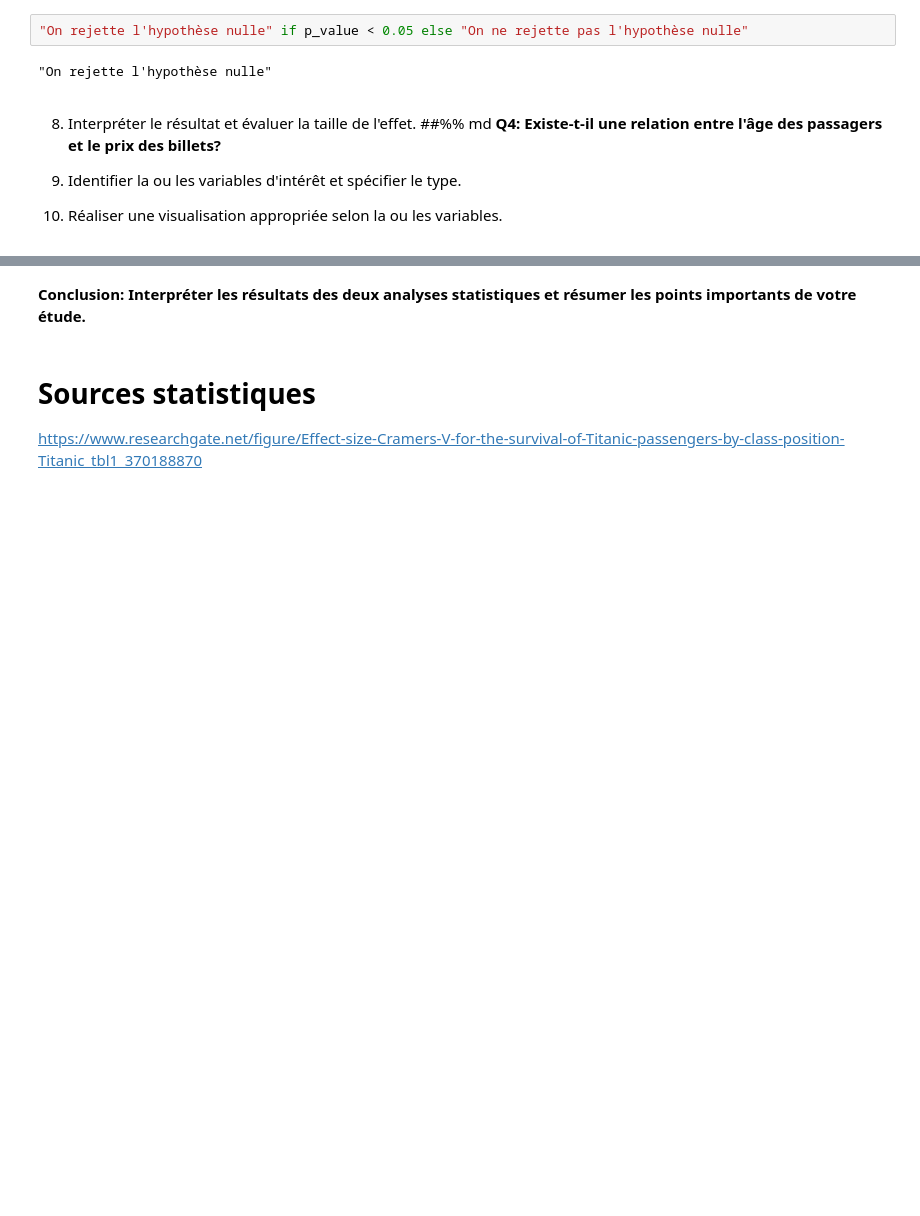
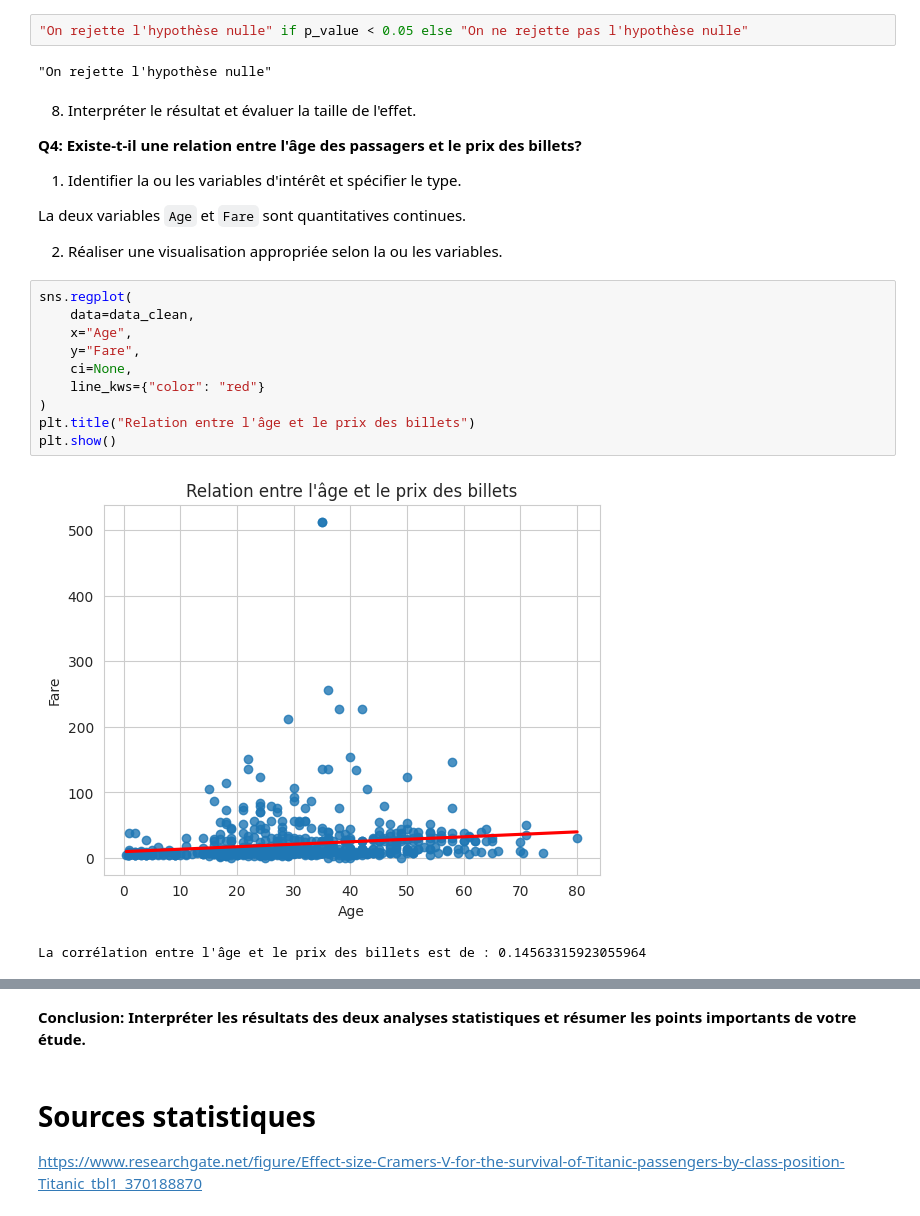
Before and after one commit to fuzoh/62-62.2-dataAnalysis, a Jupyter notebook: Projet.ipynb, the cells around one changed output, grey strips where cells are left out. Drawn from its saved outputs; the diff is of its cells as text; blank space fills up the shorter version.

```diff
--- a/Projet.ipynb
+++ b/Projet.ipynb
@@ -358,8 +358,26 @@ La p-valeur associée est de : 0.027820316250851285
 "On rejette l'hypothèse nulle"
 # %% [markdown]
 8. Interpréter le résultat et évaluer la taille de l'effet.
-##%% md
+
 **Q4: Existe-t-il une relation entre l'âge des passagers et le prix des billets?**
 
 1. Identifier la ou les variables d'intérêt et spécifier le type.
+
+
+La deux variables `Age` et `Fare` sont quantitatives continues.
+
+
 2. Réaliser une visualisation appropriée selon la ou les variables.
+# %%
+sns.regplot(
+    data=data_clean,
+    x="Age",
+    y="Fare",
+    ci=None,
+    line_kws={"color": "red"}
+)
+plt.title("Relation entre l'âge et le prix des billets")
+plt.show()
+# %% [output]
+[figure, added]
+La corrélation entre l'âge et le prix des billets est de : 0.14563315923055964
```
Also changed, not shown: parts of 8 cells of this notebook.
